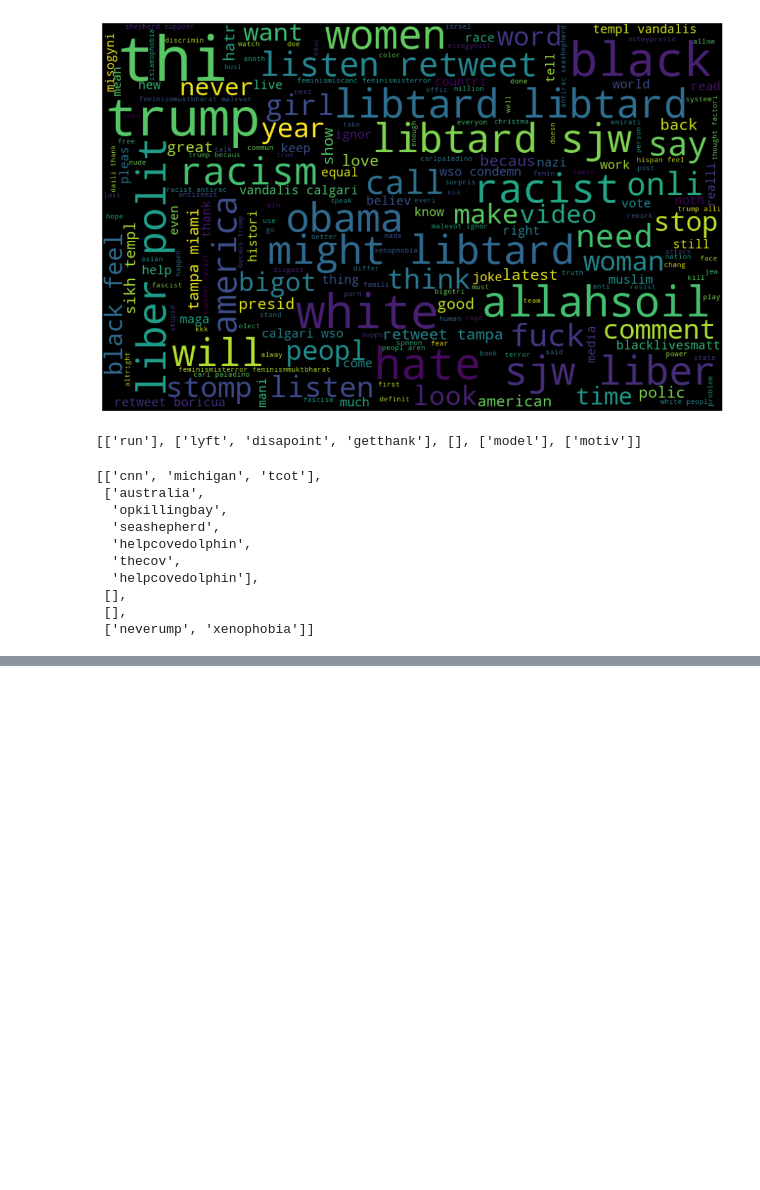
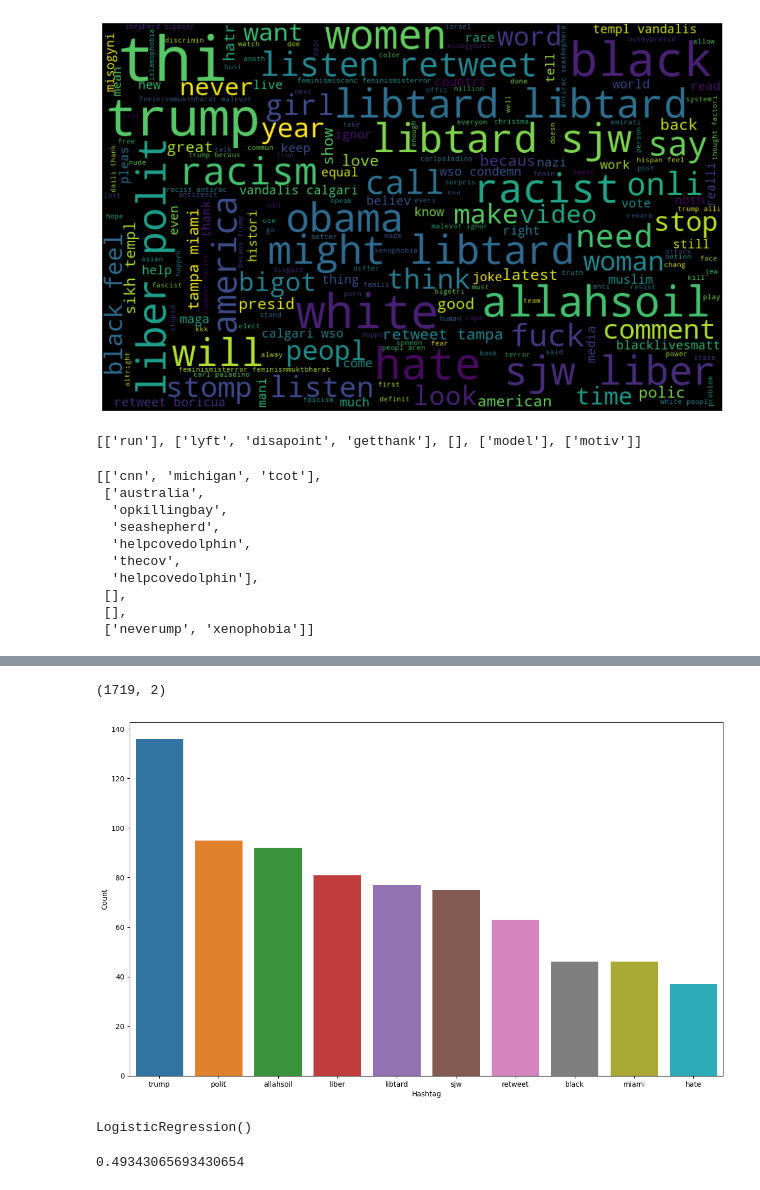
Before and after one commit to mkswagger/twitter_sentiment_analysis, a Jupyter notebook: analysis.ipynb, the cells around one changed output, grey strips where cells are left out. Saved outputs shown, nothing was run; the diff lists cells and outputs as text; code cells hidden in the pictures; blank space fills up the shorter version.

```diff
--- a/analysis.ipynb
+++ b/analysis.ipynb
@@ -250,0 +278,5 @@ ht_negative[:5]
+# %%
+freq = nltk.FreqDist(ht_negative)
+negative_hash = pd.DataFrame({'Hashtag': list(freq.keys()),
+'Count': list(freq.values())})
+negative_hash.head()
@@ -250,0 +290,11 @@ ht_negative[:5]
+# %%
+negative_hash.shape
+# %% [output]
+(1719, 2)
+# %%
+negative_hash = negative_hash.nlargest(columns='Count',n=10)
+plt.figure(figsize=(15,9))
+sns.barplot(data=negative_hash, x='Hashtag', y='Count')
+plt.show()
+# %% [output]
+[figure, added]
@@ -250,0 +313,12 @@ ht_negative[:5]
+# %%
+#training
+model = LogisticRegression()
+model.fit(X_train, Y_train)
+# %% [output]
+LogisticRegression()
+# %%
+#testing
+pred = model.predict(X_test)
+f1_score(Y_test, pred)
+# %% [output]
+0.49343065693430654
```
Also changed, not shown: parts of 14 cells of this notebook.
